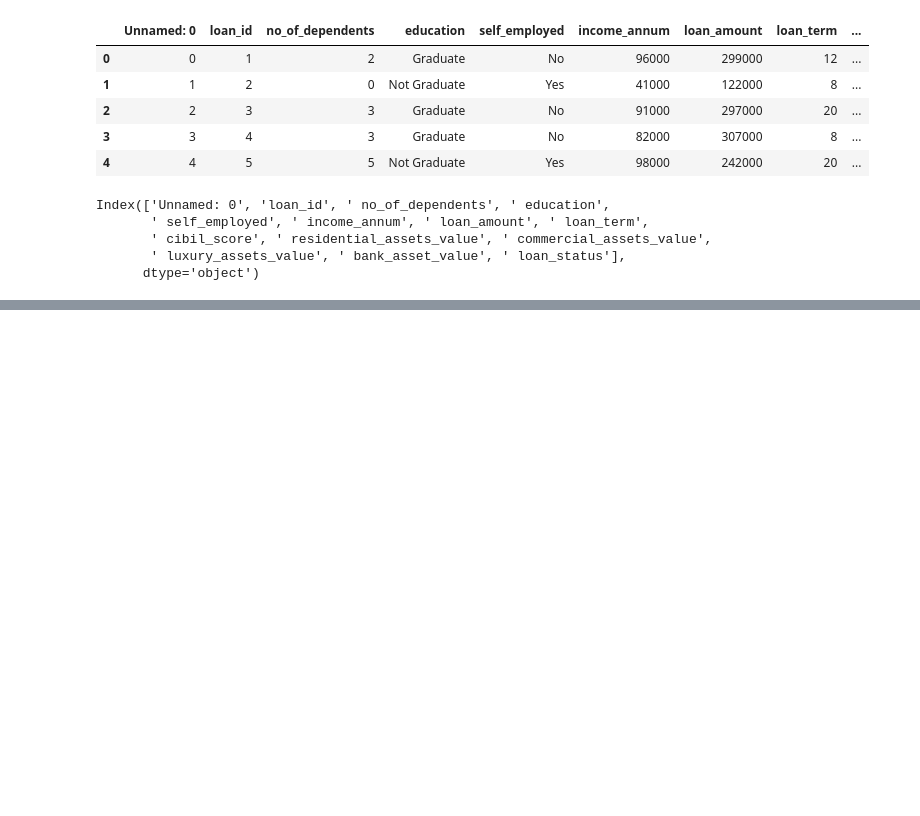
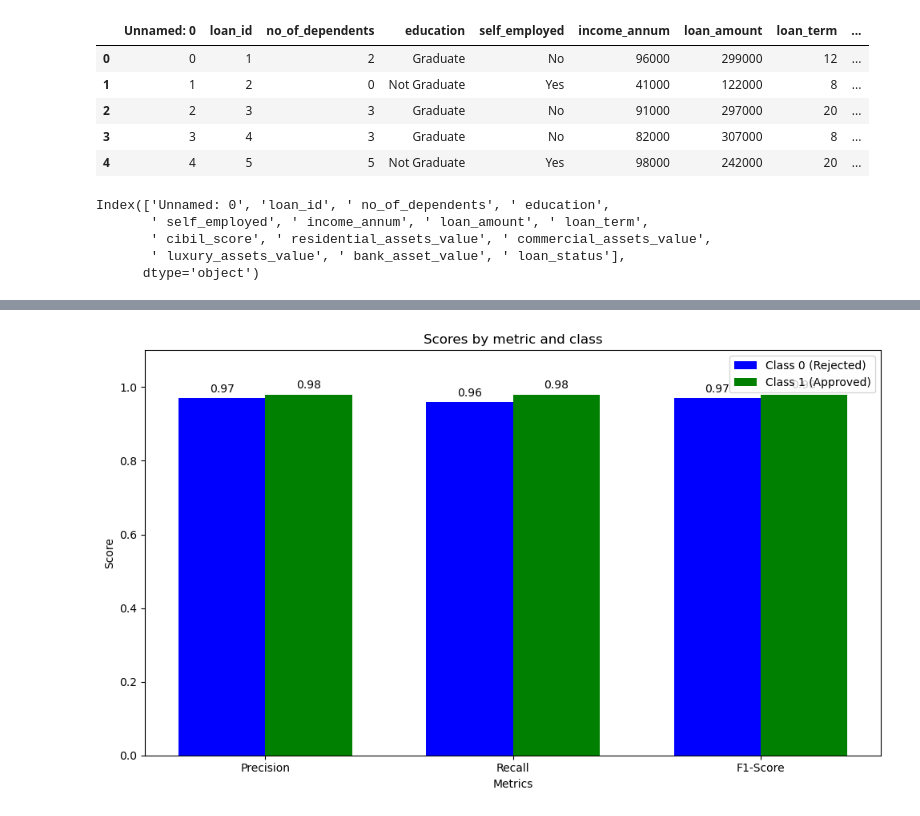
Before and after one commit to ArminaCA/finalproject, a Jupyter notebook: DA_ML.ipynb, the cells around one changed output, grey strips where cells are left out. Cells and saved outputs as stored; diff of their text form; code cells hidden in the pictures; blank space fills up the shorter version.

```diff
--- a/DA_ML.ipynb
+++ b/DA_ML.ipynb
@@ -133,0 +219,30 @@ confusion_df.to_csv("confusion_matrix.csv")
+# %%
+# Metrics from the classification report
+labels = ['Precision', 'Recall', 'F1-Score']
+class_0 = [0.97, 0.96, 0.97]  # Values for Class 0
+class_1 = [0.98, 0.98, 0.98]  # Values for Class 1
+
+x = np.arange(len(labels))  # the label locations
+width = 0.35  # the width of the bars
+
+fig, ax = plt.subplots(figsize=(10,6))
+rects1 = ax.bar(x - width/2, class_0, width, label='Class 0 (Rejected)', color='blue')
+rects2 = ax.bar(x + width/2, class_1, width, label='Class 1 (Approved)', color='green')
+
+# labels, title and custom x-axis tick labels, etc.
+ax.set_xlabel('Metrics')
+ax.set_ylabel('Score')
+ax.set_title('Scores by metric and class')
+ax.set_xticks(x)
+ax.set_xticklabels(labels)
+ax.legend()
+ax.set_ylim([0, 1.1])
+
+ax.bar_label(rects1, padding=3)
+ax.bar_label(rects2, padding=3)
+
+fig.tight_layout()
+
+plt.show()
+# %% [output]
+[figure, added]
```
Also changed, not shown: parts of 43 cells of this notebook.
